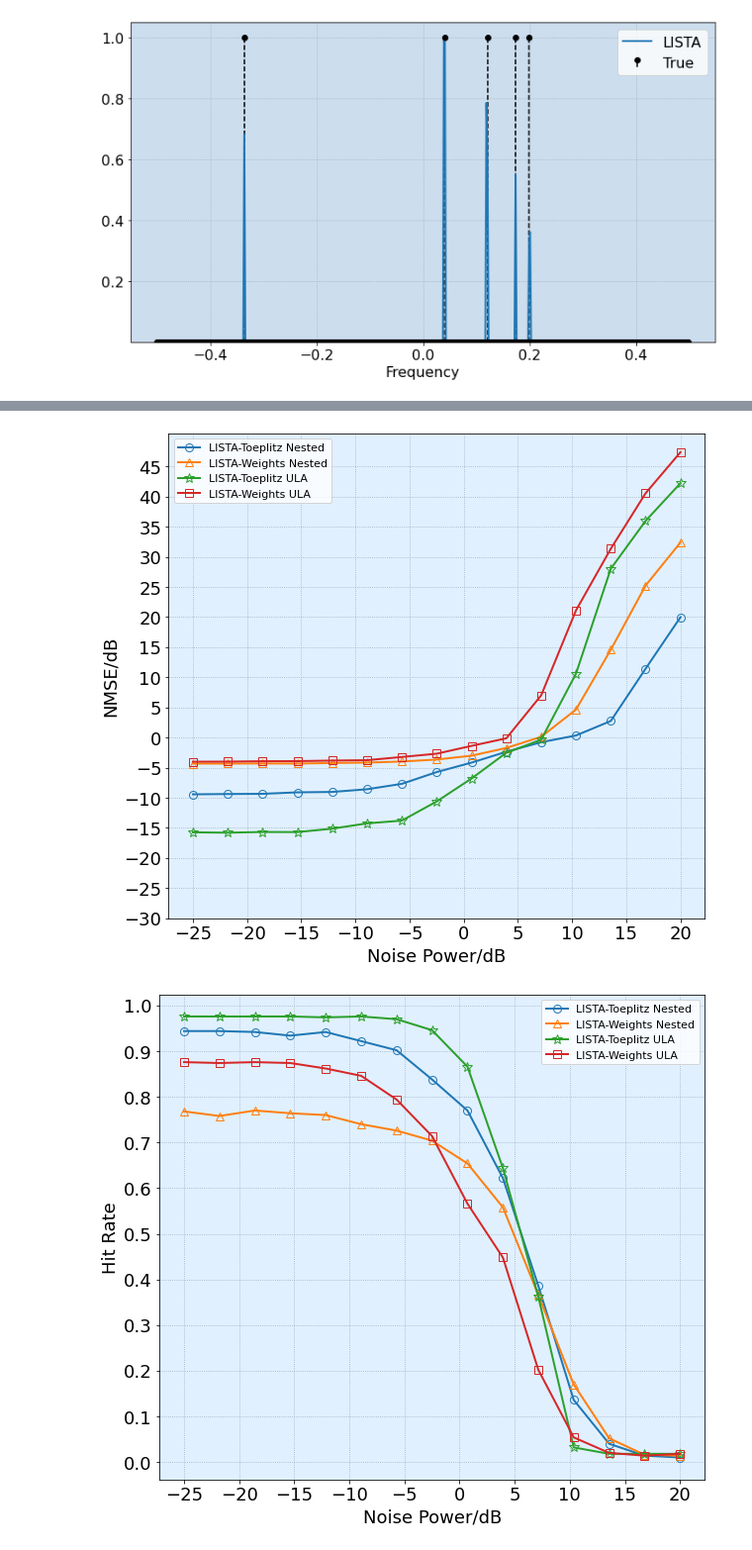
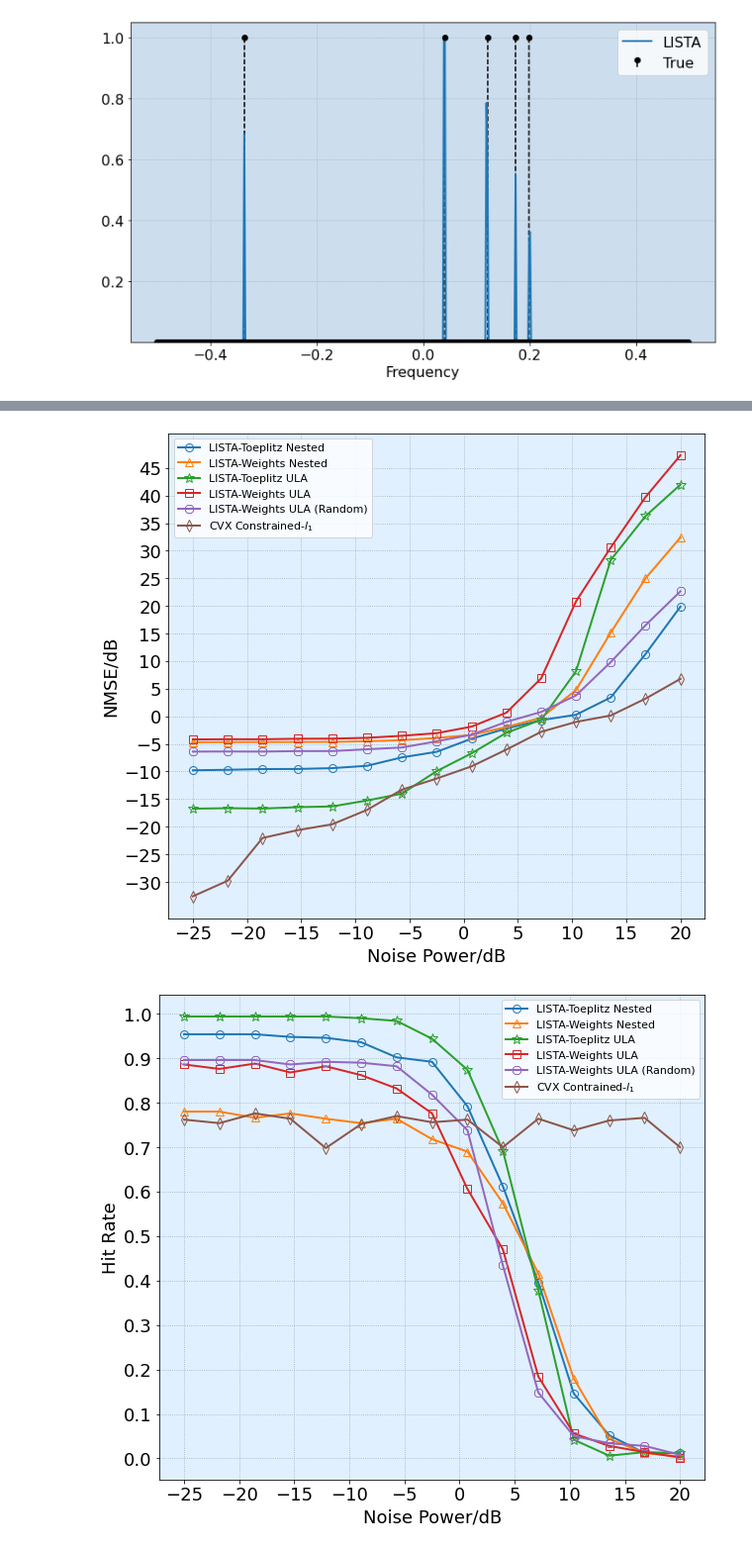
Before and after one commit to ElasticDuckCode/Complex-LISTA, a Jupyter notebook: ComplexLISTA.ipynb, the cells around one changed output, grey strips where cells are left out. Shown: that part at 99% size. Drawn from its saved outputs; the diff is of its cells as text; code cells hidden in the pictures.

```diff
--- a/ComplexLISTA.ipynb
+++ b/ComplexLISTA.ipynb
@@ -320,7 +402,8 @@ class sparse_dataset(Dataset):
         #self.X *= np.random.randn(*self.X.shape)
         self.X = torch.from_numpy(self.X).reshape(Nexamples, N)
         self.Y = self.X @ A.T
-        self.Y = self.Y + np.sqrt(npwr) * torch.randn_like(self.Y)
+        self.N = np.sqrt(npwr) * torch.randn_like(self.Y)
+        self.Y = self.Y + self.N
 
     def __getitem__(self, i):
         return (self.X[i, ...], self.Y[i, ...])
@@ -336,8 +419,11 @@ class sparse_dataset(Dataset):
 
     def regenerate_measurements(self, sig=0.0, A=None):
         self.Y = self.X @ A.T
-        self.Y = self.Y + sig * torch.randn_like(self.Y)
+        self.N = np.sqrt(sig) * torch.randn_like(self.Y)
+        self.Y = self.Y + self.N
         return self
+    def getnoise(self, i):
+        return self.N[i, ...]
 # %%
 # Create training data
 maxit = 10
@@ -546,23 +632,34 @@ plt.tight_layout()
 plt.show()
 # %% [output]
 [figure]
+# %%
+# normal l1 methods
+def minL1_CVX(y, A, sig):
+    M, N = A.shape
+    x = cp.Variable(N)
+    cost = cp.norm(x, 1)
+    constraint = [cp.norm(A @ x - y.flatten(), 2) <= 1.01*sig]
+    #constraint = [A @ x == y[:,0]]
+    prob = cp.Problem(cp.Minimize(cost), constraint)
+    prob.solve()
+    S_l1 = np.abs(x.value)
+    return S_l1
 # %%
 NMonteCarlo = 100
 
 # Use our testing data to create different SNR,
 #SNRs = np.arange(-25, 25, 1)
 #sigs = np.sqrt(sparsityLevel * np.power(10, -SNRs/10))
-sigs = np.sqrt(np.logspace(-2.5, 2.0, 15))
+sigs = np.logspace(-2.5, 2.0, 15)
 
-models = [ComplexLISTA_Toeplitz(M, N, maxit), ComplexLISTA_Weights_Nested(M1, M2, N, maxit), ComplexLISTA_Toeplitz(M, N, maxit), ComplexLISTA_Weights(M, N, maxit)]
+models = [ComplexLISTA_Toeplitz(M, N, maxit), ComplexLISTA_Weights_Nested(M1, M2, N, maxit), ComplexLISTA_Toeplitz(M, N, maxit), ComplexLISTA_Weights(M, N, maxit), ComplexLISTA_Weights_Random(M, N, maxit)]
 models[0].load_state_dict(torch.load("lista_toeplitz_nested/weights.pt", map_location=device))
 models[1].load_state_dict(torch.load("lista_weighted_nested/weights.pt", map_location=device))
 models[2].load_state_dict(torch.load("lista_toeplitz_ula/weights.pt", map_location=device))
 models[3].load_state_dict(torch.load("lista_weighted_ula/weights.pt", map_location=device))
+models[4].load_state_dict(torch.load("lista_wrandom_ula/weights.pt", map_location=device))
 
-
-
-matricies = [A_n, A_n, A_u, A_u]
+matricies = [A_n, A_n, A_u, A_u, A_u]
 
 mc_losses = np.zeros([len(models), len(sigs)])
 hit_rates = np.zeros([len(models), len(sigs)])
@@ -612,7 +709,6 @@ for p, model in enumerate(models):
             # hit-rate
             ssr = 0
             for signal, truth in zip(S_pred, x_test):
-                find_peaks(signal, height=0)
                 peak_ind, peak_info = find_peaks(signal, height=0)
                 peak_height = peak_info['peak_heights']
                 peak_sortind = peak_ind[peak_height.argsort()]
@@ -625,0 +818,7 @@ for p, model in enumerate(models):
+# %%
+cvx_hit_rate = np.mean(np.asarray(cvx_hitrate).reshape(100, -1), axis=0)
+cvxx = np.asarray(cvx_mseloss).reshape(-1, 100)
+print(10*np.log10(cvxx[0, :]))
+cvx_nmse = 10*np.log10(np.mean(cvxx, axis=1))
+print(cvx_nmse)
+print(cvx_nmse.shape)
@@ -628,13 +845,15 @@ plt.rcParams.update({'font.size': 18})
 plt.rcParams.update({"font.sans-serif": ["Helvetica Neue", "sans-serif"]})
 
 fig, ax = plt.subplots(figsize=(9, 8))
-noise_power_db = 20*np.log10(sigs)
+noise_power_db = 10*np.log10(sigs)
 nmse = 10*np.log10(mc_losses)
 
 ax.plot(noise_power_db, nmse[0], marker='o', linewidth=2, markersize=8, markerfacecolor="None", label="LISTA-Toeplitz Nested")
 ax.plot(noise_power_db, nmse[1], marker='^', linewidth=2, markersize=8, markerfacecolor="None", label="LISTA-Weights Nested")
 ax.plot(noise_power_db, nmse[2], marker='*', linewidth=2, markersize=11, markerfacecolor="None", label="LISTA-Toeplitz ULA")
 ax.plot(noise_power_db, nmse[3], marker='s', linewidth=2, markersize=8, markerfacecolor="None", label="LISTA-Weights ULA")
+ax.plot(noise_power_db, nmse[4], marker='8', linewidth=2, markersize=8, markerfacecolor="None", label="LISTA-Weights ULA (Random)")
+ax.plot(noise_power_db, cvx_nmse, marker='d', linewidth=2, markersize=8, markerfacecolor="None", label="CVX Constrained-$l_1$")
 
 
 ax.set_xlabel('Noise Power/dB', fontsize=18)
@@ -647,36 +866,37 @@ ax.set_xticks(np.arange(-25, 20+1, 5))
 ax.legend(fontsize=11)
 #plt.title("NMSE vs Noise Power", fontsize=22)
 plt.tight_layout()
 fig.patch.set_alpha(1)
 plt.savefig("nmse.png", transparent=False)
 
 
 fig, ax = plt.subplots(figsize=(9, 8))
 
 ax.plot(noise_power_db, hit_rates[0], marker='o', linewidth=2, markersize=8, markerfacecolor="None", label="LISTA-Toeplitz Nested")
 ax.plot(noise_power_db, hit_rates[1], marker='^', linewidth=2, markersize=8, markerfacecolor="None", label="LISTA-Weights Nested")
 ax.plot(noise_power_db, hit_rates[2], marker='*', linewidth=2, markersize=11, markerfacecolor="None", label="LISTA-Toeplitz ULA")
 ax.plot(noise_power_db, hit_rates[3], marker='s', linewidth=2, markersize=8, markerfacecolor="None", label="LISTA-Weights ULA")
-
+ax.plot(noise_power_db, hit_rates[4], marker='8', linewidth=2, markersize=8, markerfacecolor="None", label="LISTA-Weights ULA (Random)")
+ax.plot(noise_power_db, cvx_hit_rate, marker='d', linewidth=2, markersize=8, markerfacecolor="None", label="CVX Contrained-$l_1$")
 
 
 ax.set_xlabel('Noise Power/dB', fontsize=18)
 ax.set_ylabel('Hit Rate', fontsize=18)
 ax.set_title('')
 ax.grid(color='#99AABB', linestyle=':')
 ax.set_facecolor('#E0F0FF')
 
 ax.set_yticks(np.arange(0, 1+0.1, 0.1))
 ax.set_xticks(np.arange(-25, 20+1, 5))
 
 ax.legend(fontsize=11)
 #plt.title("Hit Rate vs Noise Power", fontsize=22)
 plt.tight_layout()
 fig.patch.set_alpha(1)
 plt.savefig("hit_rate.png", transparent=False)
 # %% [output]
-[figure, old version]
+[figure, new version]
-[figure, old version]
+[figure, new version]
 # %%
 train_losses = []
 test_losses = []
```
Also changed, not shown: parts of 11 cells of this notebook.
